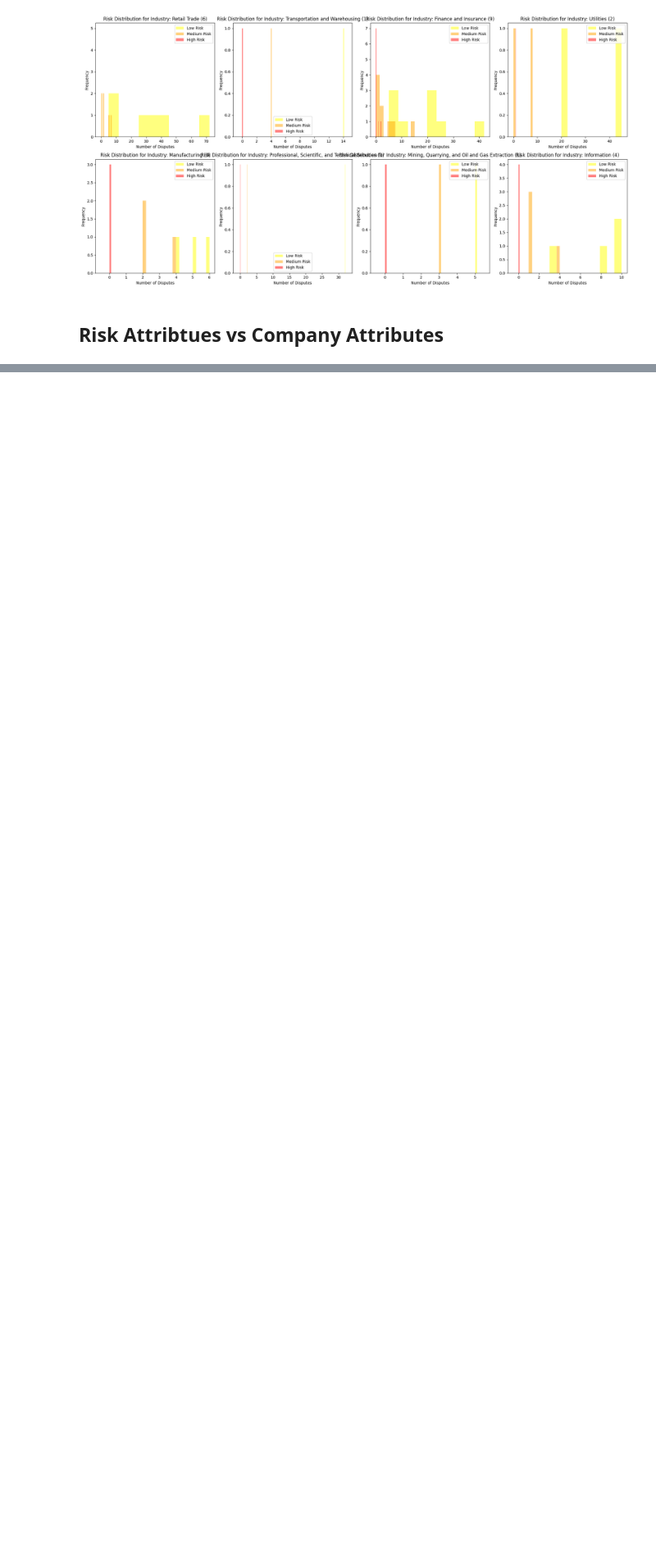
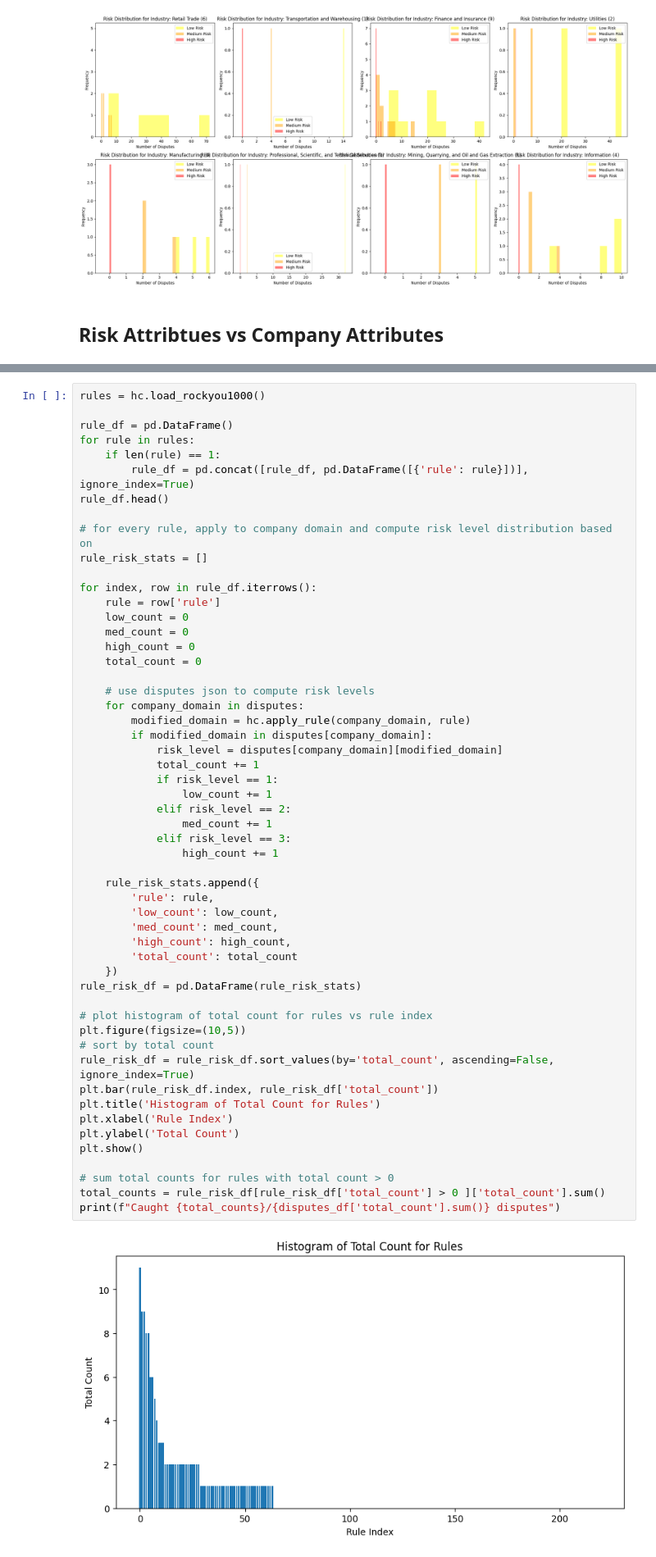
Before and after one commit to sli857/ECE8813_FinalProject, a Jupyter notebook: exploration.ipynb, the cells around one changed output, grey strips where cells are left out. Shown at 82% size. Drawn from its saved outputs; the diff is of its cells as text; blank space fills up the shorter version.

Commit message:
apply  pwd guessing transformations

```diff
--- a/exploration.ipynb
+++ b/exploration.ipynb
@@ -127,0 +197,56 @@ plt.tight_layout()
+# %%
+rules = hc.load_rockyou1000()
+
+rule_df = pd.DataFrame()
+for rule in rules:
+    if len(rule) == 1:
+        rule_df = pd.concat([rule_df, pd.DataFrame([{'rule': rule}])], ignore_index=True)
+rule_df.head()
+
+# for every rule, apply to company domain and compute risk level distribution based on
+rule_risk_stats = []
+
+for index, row in rule_df.iterrows():
+    rule = row['rule']
+    low_count = 0
+    med_count = 0
+    high_count = 0
+    total_count = 0
+
+    # use disputes json to compute risk levels
+    for company_domain in disputes:
+        modified_domain = hc.apply_rule(company_domain, rule)
+        if modified_domain in disputes[company_domain]:
+            risk_level = disputes[company_domain][modified_domain]
+            total_count += 1
+            if risk_level == 1:
+                low_count += 1
+            elif risk_level == 2:
+                med_count += 1
+            elif risk_level == 3:
+                high_count += 1
+
+    rule_risk_stats.append({
+        'rule': rule,
+        'low_count': low_count,
+        'med_count': med_count,
+        'high_count': high_count,
+        'total_count': total_count
+    })
+rule_risk_df = pd.DataFrame(rule_risk_stats)
+
+# plot histogram of total count for rules vs rule index
+plt.figure(figsize=(10,5))
+# sort by total count
+rule_risk_df = rule_risk_df.sort_values(by='total_count', ascending=False, ignore_index=True)
+plt.bar(rule_risk_df.index, rule_risk_df['total_count'])
+plt.title('Histogram of Total Count for Rules')
+plt.xlabel('Rule Index')
+plt.ylabel('Total Count')
+plt.show()
+
+# sum total counts for rules with total count > 0
+total_counts = rule_risk_df[rule_risk_df['total_count'] > 0 ]['total_count'].sum()
+print(f"Caught {total_counts}/{disputes_df['total_count'].sum()} disputes")
+# %% [output]
+[figure, added]
```
Also changed, not shown: parts of 6 cells of this notebook, 4 other files.
